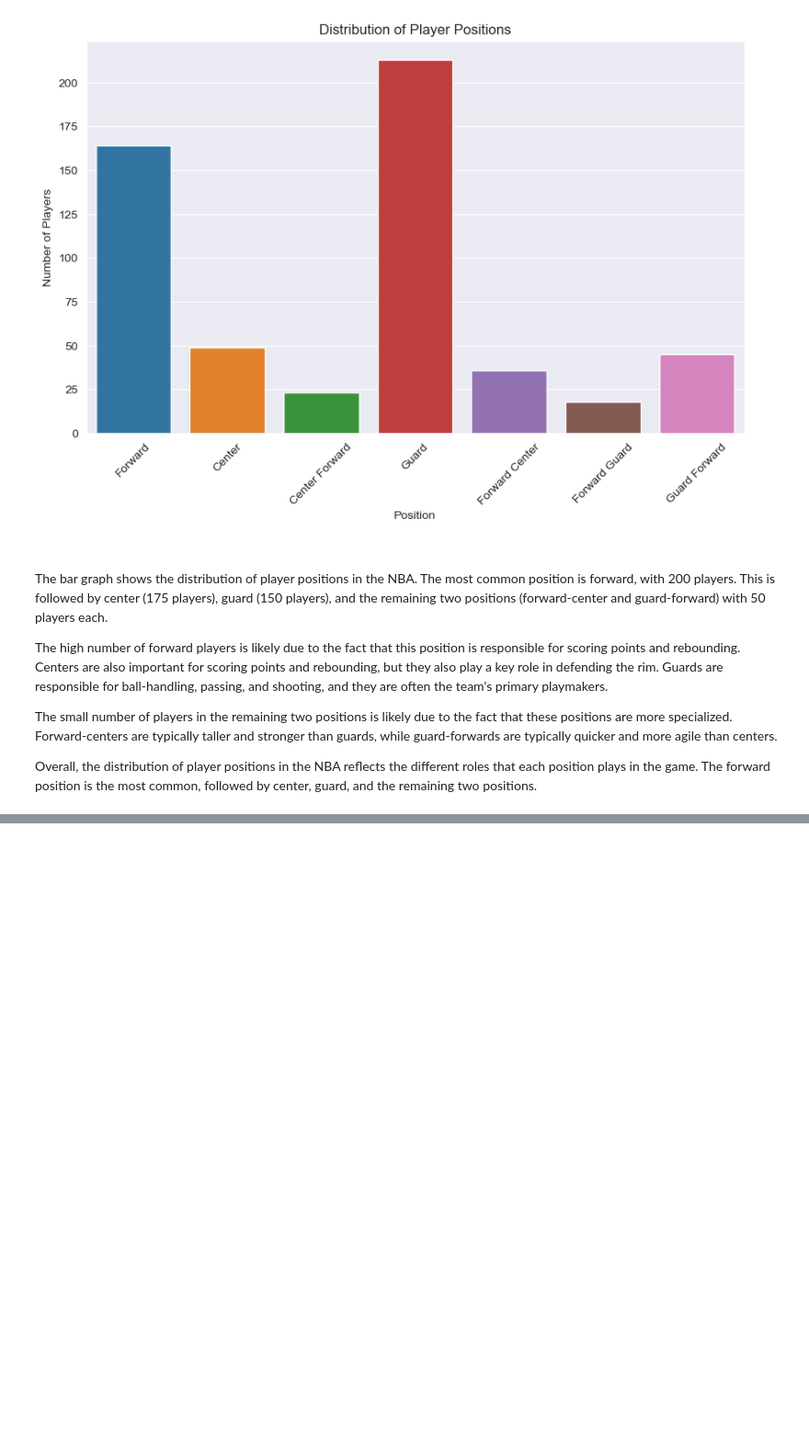
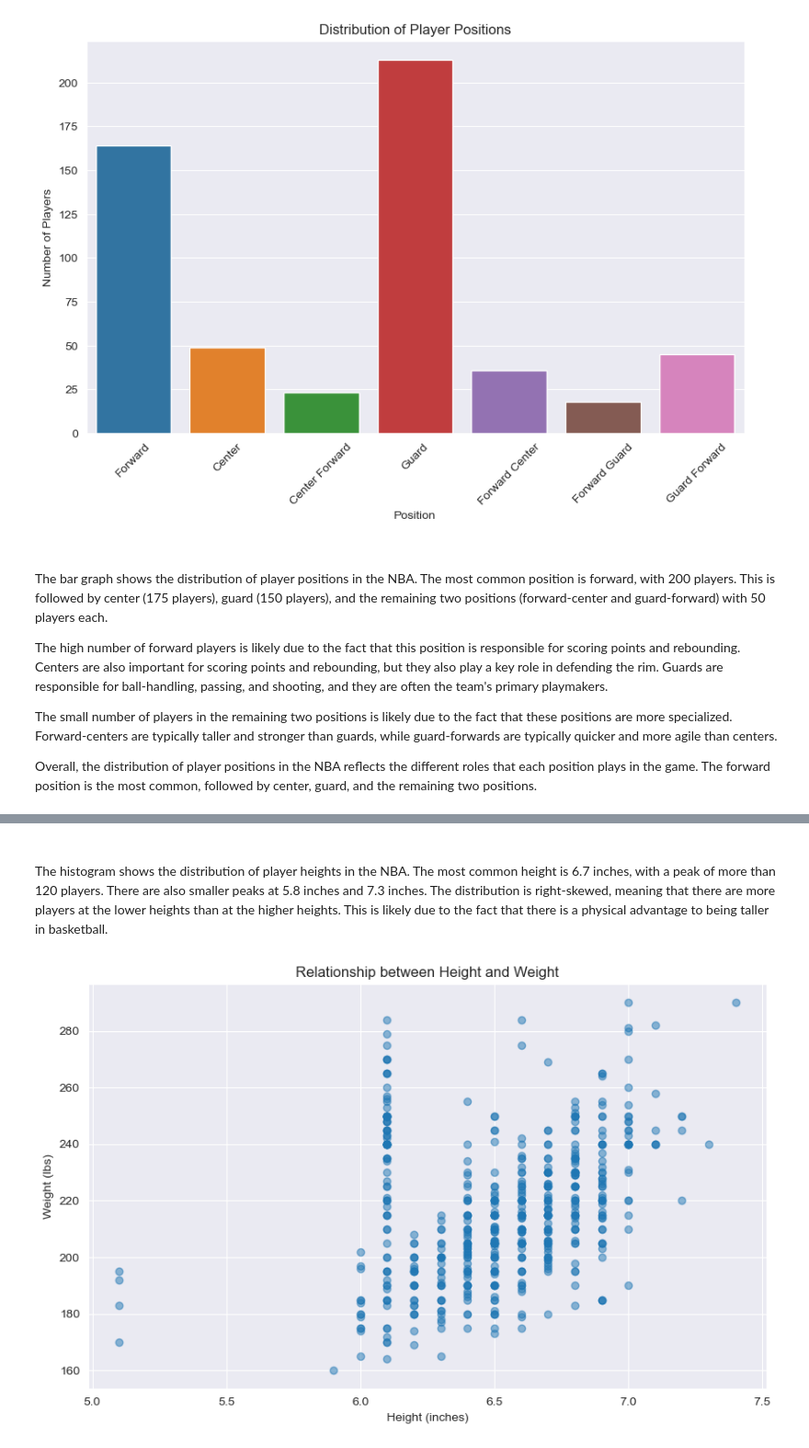
Before and after one commit to Mohammed-Mebarek-Mecheter/Basic-Data-Analysis-Projects, a Jupyter notebook: NBA Active Players Data (+Images)/Visualization and Interpretation.ipynb, the cells around one changed output, grey strips where cells are left out. Shown: that part at 92% size. Drawn from its saved outputs; the diff is of its cells as text; code cells hidden in the pictures; blank space fills up the shorter version.

```diff
--- a/NBA Active Players Data (+Images)/Visualization and Interpretation.ipynb
+++ b/NBA Active Players Data (+Images)/Visualization and Interpretation.ipynb
@@ -27,0 +39,13 @@ Overall, the distribution of player positions in the NBA reflects the different
+# %% [markdown]
+######
+The histogram shows the distribution of player heights in the NBA. The most common height is 6.7 inches, with a peak of more than 120 players. There are also smaller peaks at 5.8 inches and 7.3 inches. The distribution is right-skewed, meaning that there are more players at the lower heights than at the higher heights. This is likely due to the fact that there is a physical advantage to being taller in basketball.
+# %%
+# Create a scatter plot for height vs. weight
+plt.figure(figsize=(10, 6))
+plt.scatter(nba['height'], nba['weight'], alpha=0.5)
+plt.title('Relationship between Height and Weight')
+plt.xlabel('Height (inches)')
+plt.ylabel('Weight (lbs)')
+plt.show()
+# %% [output]
+[figure, added]
```
Also changed, not shown: parts of 5 cells of this notebook.
